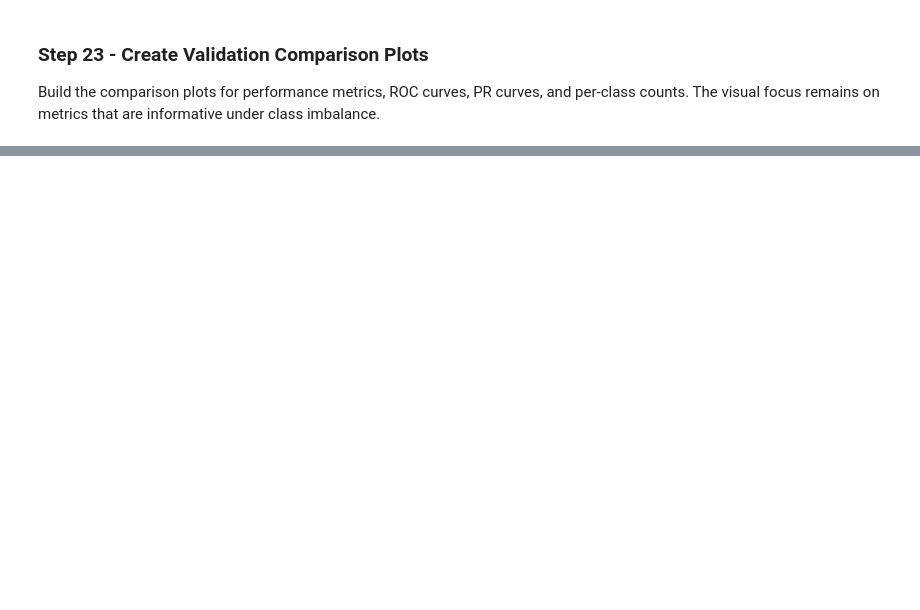
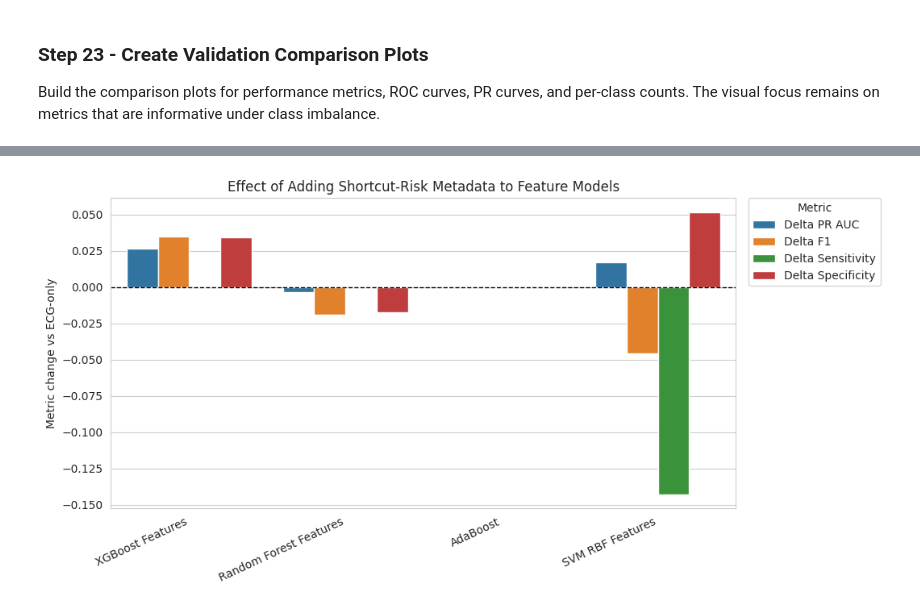
Before and after one commit to avezoor/MachineLearningRepository, a Jupyter notebook: BinaryClassificationBrugadaHuca.ipynb, the cells around one changed output, grey strips where cells are left out. Saved outputs shown, nothing was run; the diff lists cells and outputs as text; code cells hidden in the pictures; blank space fills up the shorter version.

```diff
--- a/BinaryClassificationBrugadaHuca.ipynb
+++ b/BinaryClassificationBrugadaHuca.ipynb
@@ -1958,0 +2135,98 @@ This final section prints the best-model decision and explains the main reason b
+# %%
+metadataAblationRows = []
+
+if metadataShortcutColumns:
+    xTrainMetaDf, yTrainMeta = getTabularSplit(trainIds, includeMetadata=True)
+    xValMetaDf, yValMeta = getTabularSplit(valIds, includeMetadata=True)
+    xTestMetaDf, yTestMeta = getTabularSplit(testIds, includeMetadata=True)
+
+    metadataImputer = SimpleImputer(strategy="median")
+    xTrainMeta = metadataImputer.fit_transform(xTrainMetaDf)
+    xValMeta = metadataImputer.transform(xValMetaDf)
+    xTestMeta = metadataImputer.transform(xTestMetaDf)
+
+    metadataScaler = StandardScaler()
+    xTrainMetaScaled = metadataScaler.fit_transform(xTrainMeta)
+    xValMetaScaled = metadataScaler.transform(xValMeta)
+    xTestMetaScaled = metadataScaler.transform(xTestMeta)
+
+    for modelName, baseModel in classicalModels.items():
+        model = clone(baseModel)
+        if modelName == "XGBoost Features":
+            scalePosWeightMeta = (len(yTrainMeta) - yTrainMeta.sum()) / max(yTrainMeta.sum(), 1)
+            model.set_params(scale_pos_weight=scalePosWeightMeta)
+
+        if "SVM" in modelName:
+            xTrainInput, xValInput, xTestInput = xTrainMetaScaled, xValMetaScaled, xTestMetaScaled
+        else:
+            xTrainInput, xValInput, xTestInput = xTrainMeta, xValMeta, xTestMeta
+
+        if modelName == "AdaBoost":
+            sampleWeightsMeta = makeSampleWeightVector(yTrainMeta)
+            model.fit(xTrainInput, yTrainMeta, sample_weight=sampleWeightsMeta)
+        else:
+            model.fit(xTrainInput, yTrainMeta)
+
+        valProba = model.predict_proba(xValInput)[:, 1].astype(float)
+        bestThreshold, bestValF1 = tuneThreshold(yValMeta, valProba)
+        testProba = model.predict_proba(xTestInput)[:, 1].astype(float)
+        metricRow, _ = calculateBinaryMetrics(yTestMeta, testProba, bestThreshold)
+        metricRow.update(
+            {
+                "Model": modelName,
+                "Family": "Feature-Based",
+                "Feature Set": "ECG + metadata ablation",
+                "Validation F1": float(bestValF1),
+            }
+        )
+        metadataAblationRows.append(metricRow)
+
+    metadataAblationResultsDf = pd.DataFrame(metadataAblationRows).sort_values(
+        by=["PR AUC", "F1", "Sensitivity"],
+        ascending=[False, False, False],
+    ).reset_index(drop=True)
+    metadataAblationFile = predictionDir / "metadata_ablation_summary.csv"
+    metadataAblationResultsDf.to_csv(metadataAblationFile, index=False)
+
+    ecgOnlyFeatureDf = benchmarkResultsDf[benchmarkResultsDf["Family"] == "Feature-Based"].copy()
+    metadataAblationComparisonDf = ecgOnlyFeatureDf[
+        ["Model", "PR AUC", "F1", "Sensitivity", "Specificity", "False Negatives", "Correct Brugada"]
+    ].merge(
+        metadataAblationResultsDf[
+            ["Model", "PR AUC", "F1", "Sensitivity", "Specificity", "False Negatives", "Correct Brugada"]
+        ],
+        on="Model",
+        suffixes=(" ECG-only", " ECG+metadata"),
+    )
+    for metricName in ["PR AUC", "F1", "Sensitivity", "Specificity", "Correct Brugada"]:
+        metadataAblationComparisonDf[f"Delta {metricName}"] = (
+            metadataAblationComparisonDf[f"{metricName} ECG+metadata"]
+            - metadataAblationComparisonDf[f"{metricName} ECG-only"]
+        )
+    metadataAblationComparisonFile = predictionDir / "metadata_ablation_comparison.csv"
+    metadataAblationComparisonDf.to_csv(metadataAblationComparisonFile, index=False)
+
+    print("Shortcut-risk metadata columns:", metadataShortcutColumns)
+    print("Saved metadata ablation summary:", metadataAblationFile)
+    print("Saved metadata ablation comparison:", metadataAblationComparisonFile)
+    display(metadataAblationResultsDf)
+    display(metadataAblationComparisonDf)
+
+    ablationPlotDf = metadataAblationComparisonDf.melt(
+        id_vars=["Model"],
+        value_vars=["Delta PR AUC", "Delta F1", "Delta Sensitivity", "Delta Specificity"],
+        var_name="Metric",
+        value_name="Delta",
+    )
+    plt.figure(figsize=(10, 5))
+    sns.barplot(data=ablationPlotDf, x="Model", y="Delta", hue="Metric")
+    plt.axhline(0.0, color="black", linestyle="--", linewidth=1)
+    plt.title("Effect of Adding Shortcut-Risk Metadata to Feature Models")
+    plt.xlabel("")
+    plt.ylabel("Metric change vs ECG-only")
+    plt.xticks(rotation=25, ha="right")
+    save_plot("validation_metadata_ablation_delta")
+else:
+    metadataAblationResultsDf = pd.DataFrame()
+    print("No metadata shortcut-risk columns were available, so the ablation was skipped.")
+# %% [output]
@@ -1958,0 +2244 @@ This final section prints the best-model decision and explains the main reason b
+[figure, added]
```
Also changed, not shown: parts of 33 cells of this notebook.
